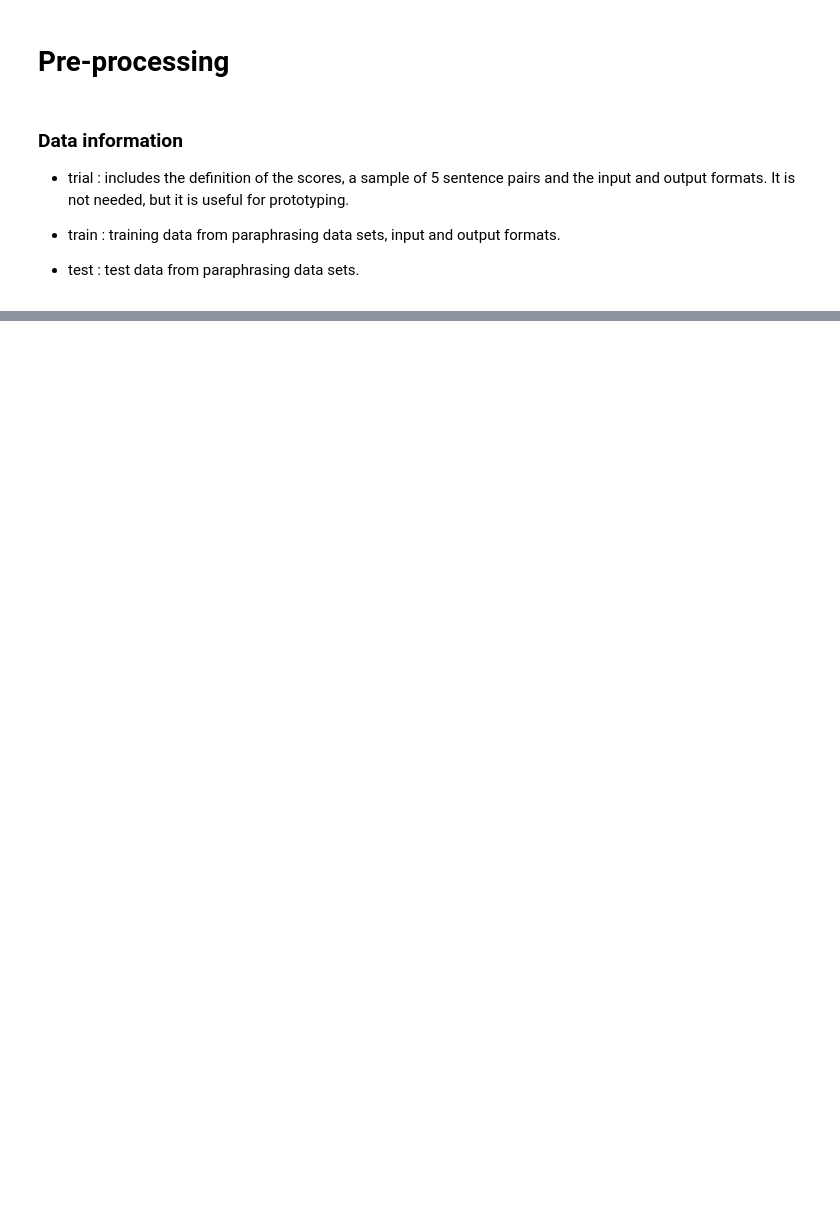
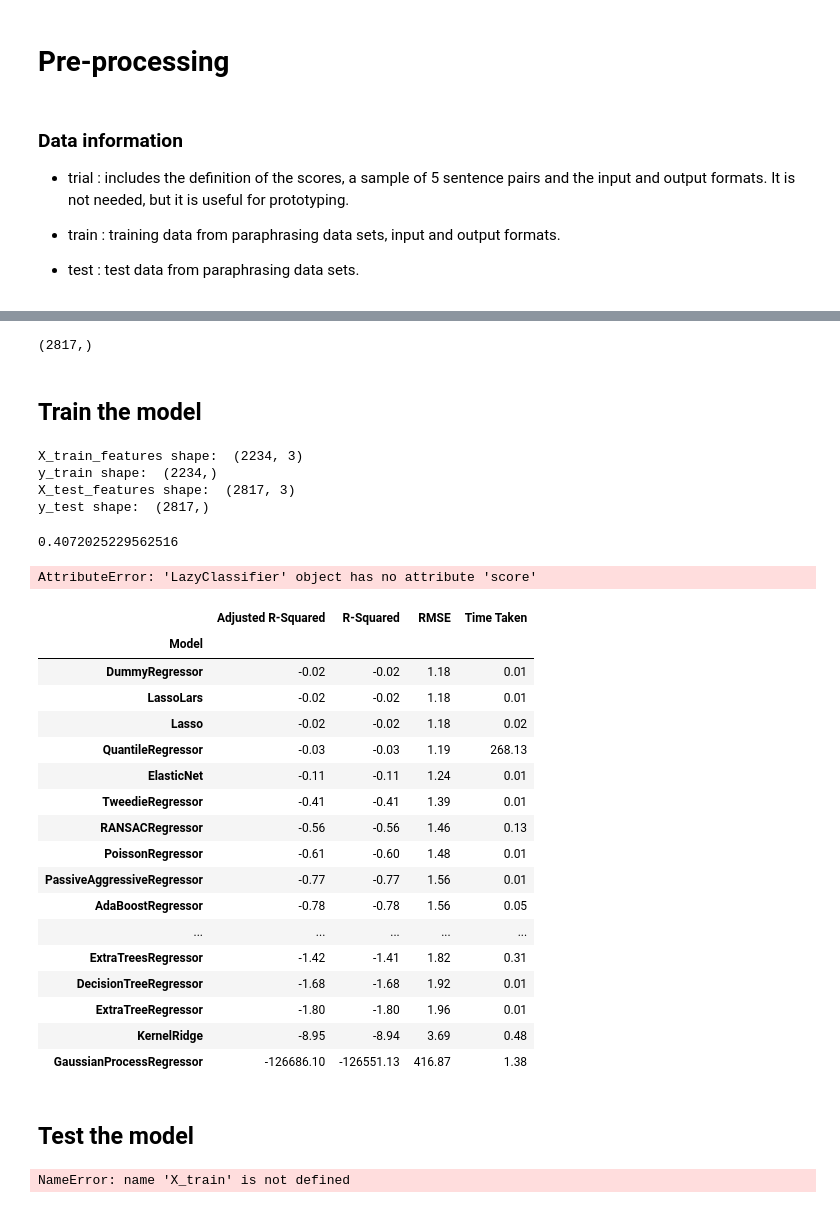
Before and after one commit to EjbejaranosAI/IHLT, a Jupyter notebook: final_project/FinalProject.ipynb, the cells around one changed output, grey strips where cells are left out. Drawn from its saved outputs; the diff is of its cells as text; code cells hidden in the pictures; blank space fills up the shorter version.

```diff
--- a/final_project/FinalProject.ipynb
+++ b/final_project/FinalProject.ipynb
@@ -215,0 +405,3 @@ ParserError: ignored
+# %%
+X_test_features: np.ndarray = get_features(test_dataset)
+X_test_features.shape
@@ -215,0 +418,66 @@ ParserError: ignored
+# %%
+y_test = test_dataset['gs'].values
+y_test.shape
+# %% [output]
+(2817,)
+# %% [markdown]
+## Train the model
+# %%
+# Print all shapes
+print("X_train_features shape: ", X_train_features.T.shape)
+print("y_train shape: ", y_train.shape)
+print("X_test_features shape: ", X_test_features.T.shape)
+print("y_test shape: ", y_test.shape)
+# %% [output]
+X_train_features shape:  (2234, 3)
+y_train shape:  (2234,)
+X_test_features shape:  (2817, 3)
+y_test shape:  (2817,)
+# %%
+# Create a linear regression
+from sklearn.linear_model import LinearRegression
+reg = LinearRegression()
+reg.fit(X_train_features.T, y_train)
+print(reg.score(X_train_features.T, y_train))
+# %% [output]
+0.4072025229562516
+# %%
+reg.score(X_test_features.T, y_test)
+# %% [output]
+AttributeError: 'LazyClassifier' object has no attribute 'score'
+# %%
+from lazypredict.Supervised import LazyRegressor
+from sklearn.model_selection import train_test_split
+from sklearn import datasets
+
+# fit all models
+reg = LazyRegressor(predictions=True)
+regresion_models, regresion_predictions = reg.fit(X_train_features.T, X_test_features.T, y_train, y_test)
+# %%
+regresion_models
+# %% [output]
+|  | Adjusted R-Squared | R-Squared | RMSE | Time Taken |
+| Model |  |  |  |  |
+| DummyRegressor | -0.02 | -0.02 | 1.18 | 0.01 |
+| LassoLars | -0.02 | -0.02 | 1.18 | 0.01 |
+| Lasso | -0.02 | -0.02 | 1.18 | 0.02 |
+| QuantileRegressor | -0.03 | -0.03 | 1.19 | 268.13 |
+| ElasticNet | -0.11 | -0.11 | 1.24 | 0.01 |
+| TweedieRegressor | -0.41 | -0.41 | 1.39 | 0.01 |
+| RANSACRegressor | -0.56 | -0.56 | 1.46 | 0.13 |
+| PoissonRegressor | -0.61 | -0.60 | 1.48 | 0.01 |
+| PassiveAggressiveRegressor | -0.77 | -0.77 | 1.56 | 0.01 |
+| AdaBoostRegressor | -0.78 | -0.78 | 1.56 | 0.05 |
+| ... | ... | ... | ... | ... |
+| ExtraTreesRegressor | -1.42 | -1.41 | 1.82 | 0.31 |
+| DecisionTreeRegressor | -1.68 | -1.68 | 1.92 | 0.01 |
+| ExtraTreeRegressor | -1.80 | -1.80 | 1.96 | 0.01 |
+| KernelRidge | -8.95 | -8.94 | 3.69 | 0.48 |
+| GaussianProcessRegressor | -126686.10 | -126551.13 | 416.87 | 1.38 |
+# %% [markdown]
+## Test the model
+# %%
+models, predictions = clf.fit(X_train_features, X_test_features, y_train, y_test)
+models
+# %% [output]
+NameError: name 'X_train' is not defined
```
Also changed, not shown: parts of 30 cells of this notebook, 7 other files.
